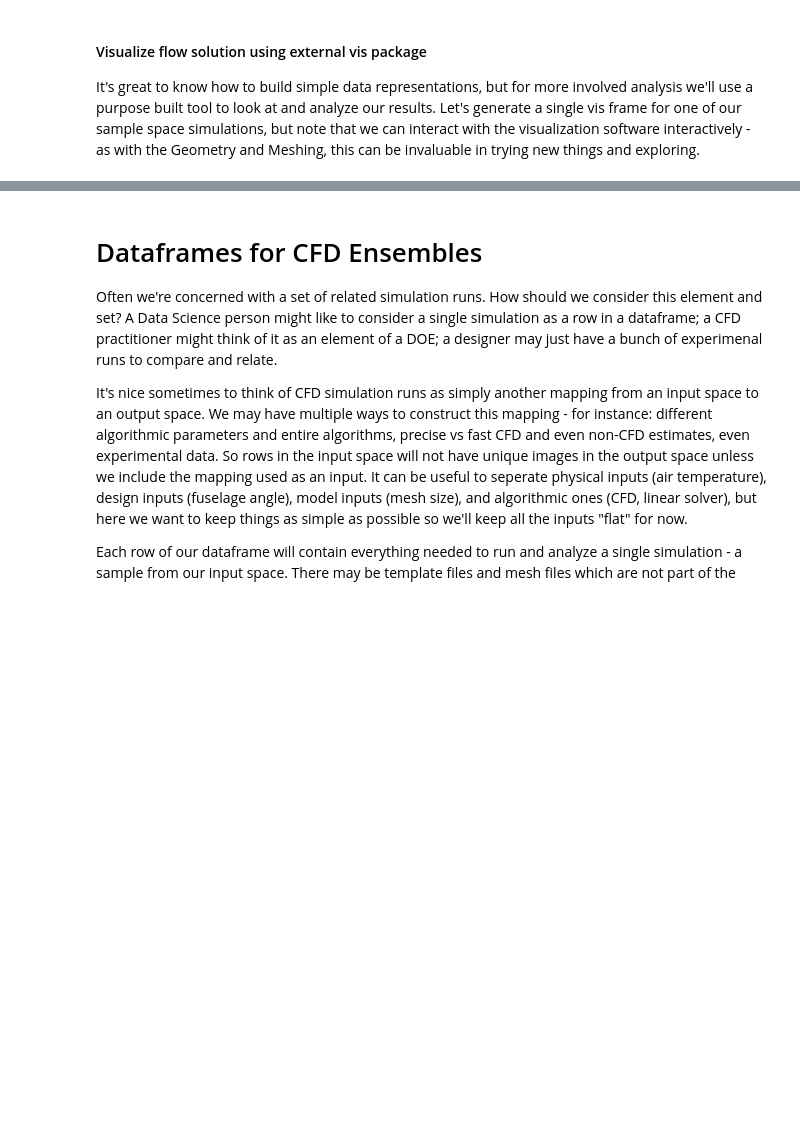
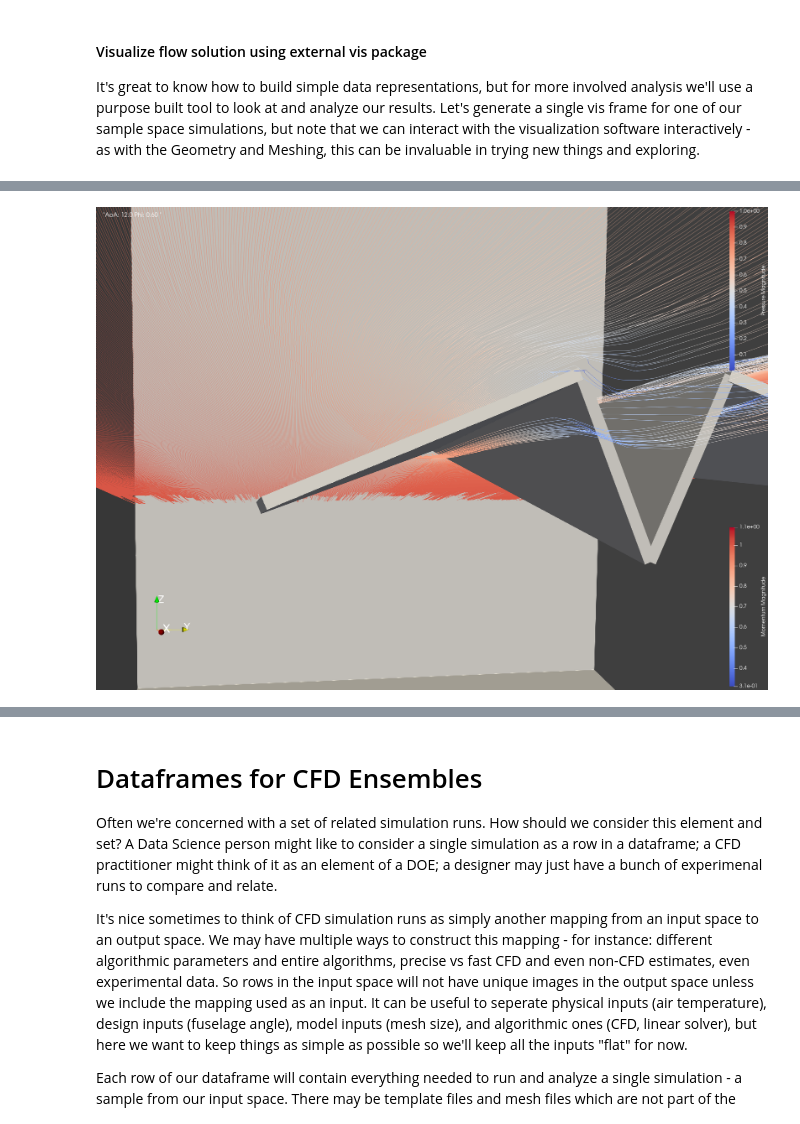
Before and after one commit to scotfree/lightningcatcher, a Jupyter notebook: notebooks/CFD_DS_Toolchain.ipynb, the cells around one changed output, grey strips where cells are left out. Drawn from its saved outputs; the diff is of its cells as text; code cells hidden in the pictures; blank space fills up the shorter version.

Commit message:
sim not config

```diff
--- a/notebooks/CFD_DS_Toolchain.ipynb
+++ b/notebooks/CFD_DS_Toolchain.ipynb
@@ -131,7 +130,7 @@ config = {
 To construct our model for a given parameter set we need only a "sheet" to start, a "fold" operation, and a "mirror" operation to save some time at the end. These should all be elementary operations in any geometry package, with a few cross products from `numpy`. We'll keep the impementation separate to make it easy to substitute different packages for the CAD and Meshing.
 # %%
 # We'll make this a function - for easy variable access to config values, but also for later work
-def make_airplane_model(**config):
+def make_airplane_model(config):
 
     # initialize the project, set camera view, and create the sheet of paper:
     c = types.SimpleNamespace(**config)
@@ -214,0 +177,14 @@ display(HTML(
+# %%
+examples = []
+example_geometries = [geometry.pi/x for x in [22.0, 8.0, 4.0] ]
+for i in range(3):
+    c = merge_dicts(
+        sim,
+        dict(
+            camX=-60.0,camY=0.0,camZ=-30.0,camZoom=1.5, camOffsetX=-0.0, meshsize_large=3.0,
+            fuselage_radians=example_geometries[i], define_surface_groups=False,
+            case_name=f"{sim['project_name']}-{i:0>3}"
+        ))
+    c = make_airplane_model(c)
+    geometry.save_mesh(c,None, geometry.image_filename(c))
+    examples.append(c)
@@ -234,0 +208,6 @@ z4/z4-001.jpg
+# %%
+e = examples[1]
+e = make_airplane_model(e)
+e = geometry.add_mesh(e)
+
+print(e['imagepath'])
@@ -286,8 +265,10 @@ ax21.quiver(sdf['x'], sdf['y'],sdf['z'], sdf['Momentum_x'], sdf['Momentum_y'], s
 #### Visualize flow solution using external vis package
 It's great to know how to build simple data representations, but for more involved analysis we'll use a purpose built tool to look at and analyze our results. Let's generate a single vis frame for one of our sample space simulations, but note that we can interact with the visualization software interactively - as with the Geometry and Meshing, this can be invaluable in trying new things and exploring.
 # %%
-e['viz_path'] = vis.visualize_case(e['project_name'], e)
+e['viz_path'] = vis.visualize_case(
+    e['project_name'], e,
+    text=f"\"AoA: {sim['angle_of_attack']} Phi: {sim['fuselage_radians']:.2f} \"",)
 
-#display(Image(filename=c3['viz_path'] ))
+#
 print(e['viz_path'])
 # %% [output]
@@ -297,2 +278,6 @@ print(e['viz_path'])
 z4/z4-001-para.png
+# %%
+display(Image(filename=e['viz_path'] ))
+# %% [output]
+[figure, added]
 # %% [markdown]
```
Also changed, not shown: parts of 39 cells of this notebook, 4 other files.
